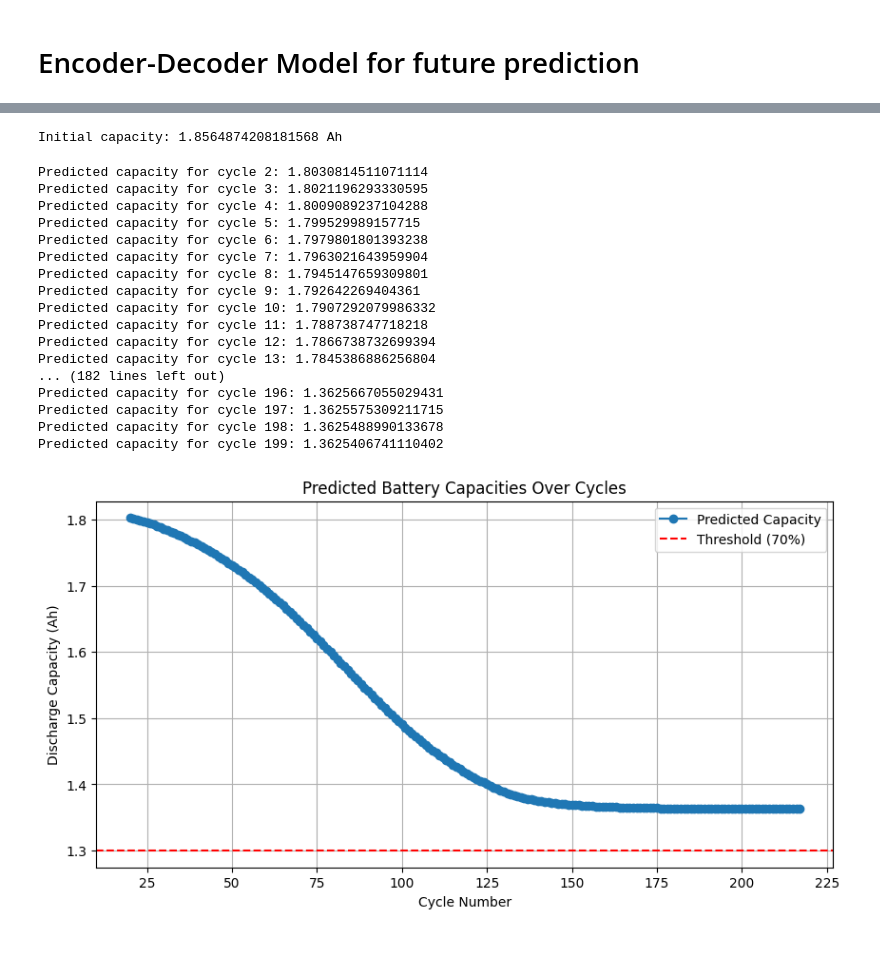
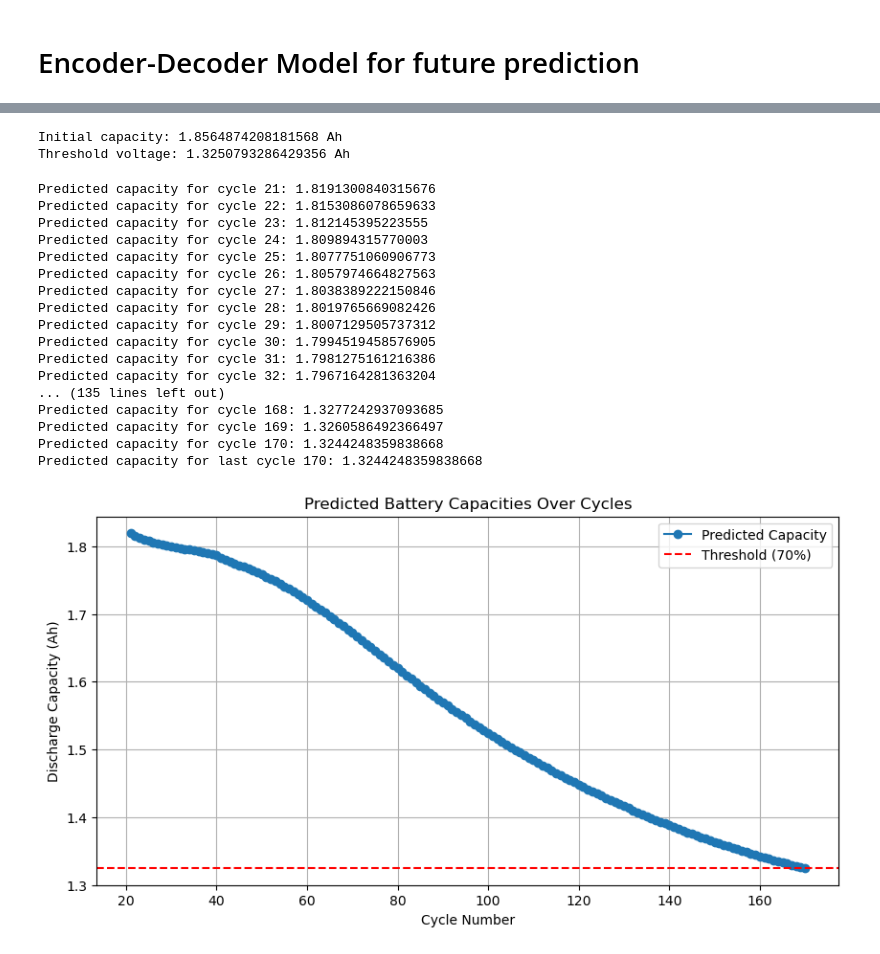
Before and after one commit to HaruKatou/Battery-Health-Prediction, a Jupyter notebook: notebooks/AutoEncoder/lstm_autoencoder.ipynb, the cells around one changed output, grey strips where cells are left out. Saved outputs shown, nothing was run; the diff lists cells and outputs as text; code cells hidden in the pictures.

```diff
--- a/notebooks/AutoEncoder/lstm_autoencoder.ipynb
+++ b/notebooks/AutoEncoder/lstm_autoencoder.ipynb
@@ -138,11 +139,11 @@ capacity.shape
 # %%
 from sklearn.preprocessing import MinMaxScaler
 
-scaler = MinMaxScaler()
+capacity_scaler = MinMaxScaler()
 
 capacity = np.array(capacity)
 
-capacity_scaled = scaler.fit_transform(capacity.reshape(-1, 1))
+capacity_scaled = capacity_scaler.fit_transform(capacity.reshape(-1, 1))
 
 capacity_scaled = capacity_scaled.flatten()
 # %%
@@ -155,8 +156,8 @@ combined_features.shape
 # %%
-n_in = 20  # How many past cycles to use for prediction
+seq_len = 20  # How many past cycles to use for prediction
 n_out = 20
 
-X, y = create_sequences(combined_features, n_in)
+X, y = create_sequences(combined_features, seq_len)
 
 X_train, y_train = X[:140], y[:140]
 X_val, y_val = X[140:], y[140:]
@@ -268,75 +272,80 @@ Epoch 100/100
 # X_test = X_test.reshape(1, n_in, features) # (1, 20, 33)
 # X_test.shape
 # %%
-initial_input = combined_features[:n_in] # (20, 33)
-X_input = initial_input.reshape(1, n_in, 17) # first n_in cycles -> (1, 20, 33)
+initial_input = combined_features[:seq_len] # (20, 33)
+X_input = initial_input.reshape(1, seq_len, latent_dim + 1) # first n_in cycles -> (1, 20, 33)
 
 initial_capacity = X_input[0, 0, -1] # discharge capacity of the first cycle
-initial_capacity_real = scaler.inverse_transform([[initial_capacity]])[0, 0]
-threshold = 0.7 * initial_capacity_real
+initial_capacity_real = capacity_scaler.inverse_transform([[initial_capacity]])[0, 0]
+
+threshold = capacity[-1]
 
 print(f"Initial capacity: {initial_capacity_real} Ah")
+
+print (f"Threshold voltage: {threshold} Ah")
 # %% [output]
 Initial capacity: 1.8564874208181568 Ah
+Threshold voltage: 1.3250793286429356 Ah
 # %%
 predicted_capacities = []
 current_input = X_input.copy()
-i = 2
+i = 0
 
-while i < 200:
-    y_pred = model.predict(current_input, verbose=0)  # shape: (1, 1, 33)
+while i < 300:
+    y_pred = model.predict(current_input, verbose=0)
 
     capacity_pred = y_pred[0, -1]
 
-    capacity_pred_real = scaler.inverse_transform([[capacity_pred]])[0, 0]
+    capacity_pred_real = capacity_scaler.inverse_transform([[capacity_pred]])[0, 0]
 
     predicted_capacities.append(capacity_pred_real)
-    print(f"Predicted capacity for cycle {i}: {capacity_pred_real}")
+    print(f"Predicted capacity for cycle {i + seq_len + 1}: {capacity_pred_real}")
 
-    if capacity_pred_real < threshold:
+    if capacity_pred_real <= threshold:
+        print(f"Predicted capacity for last cycle {i + seq_len + 1}: {capacity_pred_real}")
         break
 
-    next_step = np.zeros((1, 1, 17))
+    next_step = np.zeros((1, 1, latent_dim + 1))
     next_step[0, 0, :] = y_pred[0, :]
 
     current_input = np.concatenate([current_input[:, 1:, :], next_step], axis=1)
     i += 1
 # %% [output]
-Predicted capacity for cycle 2: 1.8030814511071114
-Predicted capacity for cycle 3: 1.8021196293330595
-Predicted capacity for cycle 4: 1.8009089237104288
-Predicted capacity for cycle 5: 1.799529989157715
-Predicted capacity for cycle 6: 1.7979801801393238
-Predicted capacity for cycle 7: 1.7963021643959904
-Predicted capacity for cycle 8: 1.7945147659309801
-Predicted capacity for cycle 9: 1.792642269404361
-Predicted capacity for cycle 10: 1.7907292079986332
-Predicted capacity for cycle 11: 1.788738747718218
-Predicted capacity for cycle 12: 1.7866738732699394
-Predicted capacity for cycle 13: 1.7845386886256804
-... (182 lines left out)
-Predicted capacity for cycle 196: 1.3625667055029431
-Predicted capacity for cycle 197: 1.3625575309211715
-Predicted capacity for cycle 198: 1.3625488990133678
-Predicted capacity for cycle 199: 1.3625406741110402
+Predicted capacity for cycle 21: 1.8191300840315676
+Predicted capacity for cycle 22: 1.8153086078659633
+Predicted capacity for cycle 23: 1.812145395223555
+Predicted capacity for cycle 24: 1.809894315770003
+Predicted capacity for cycle 25: 1.8077751060906773
+Predicted capacity for cycle 26: 1.8057974664827563
+Predicted capacity for cycle 27: 1.8038389222150846
+Predicted capacity for cycle 28: 1.8019765669082426
+Predicted capacity for cycle 29: 1.8007129505737312
+Predicted capacity for cycle 30: 1.7994519458576905
+Predicted capacity for cycle 31: 1.7981275161216386
+Predicted capacity for cycle 32: 1.7967164281363204
+... (135 lines left out)
+Predicted capacity for cycle 168: 1.3277242937093685
+Predicted capacity for cycle 169: 1.3260586492366497
+Predicted capacity for cycle 170: 1.3244248359838668
+Predicted capacity for last cycle 170: 1.3244248359838668
 # %%
 import matplotlib.pyplot as plt
 
 # Create an array for cycle numbers starting from n_in
-cycles = list(range(n_in, n_in + len(predicted_capacities)))
+cycles = list(range(seq_len + 1, seq_len + len(predicted_capacities) + 1))
 
 # Plot
 plt.figure(figsize=(10, 5))
 plt.plot(cycles, predicted_capacities, marker='o', label='Predicted Capacity')
 plt.axhline(y=threshold, color='r', linestyle='--', label='Threshold (70%)')
 plt.title("Predicted Battery Capacities Over Cycles")
 plt.xlabel("Cycle Number")
 plt.ylabel("Discharge Capacity (Ah)")
 plt.legend()
 plt.grid(True)
 plt.show()
 # %% [output]
-[figure, old version]
+[figure, new version]
 # %%
 import matplotlib.pyplot as plt
 
```
Also changed, not shown: parts of 42 cells of this notebook.
